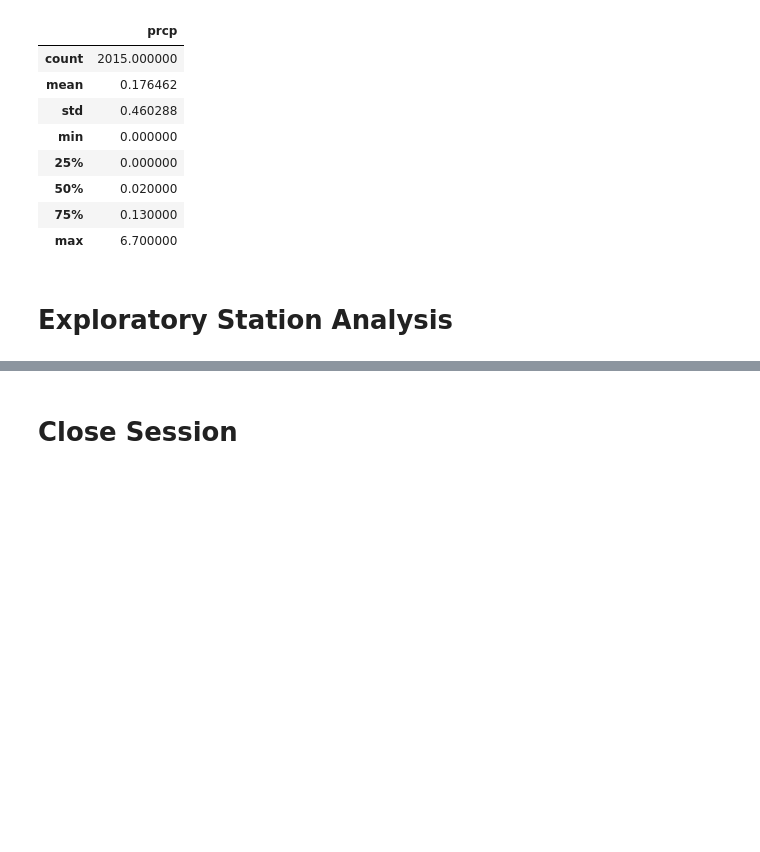
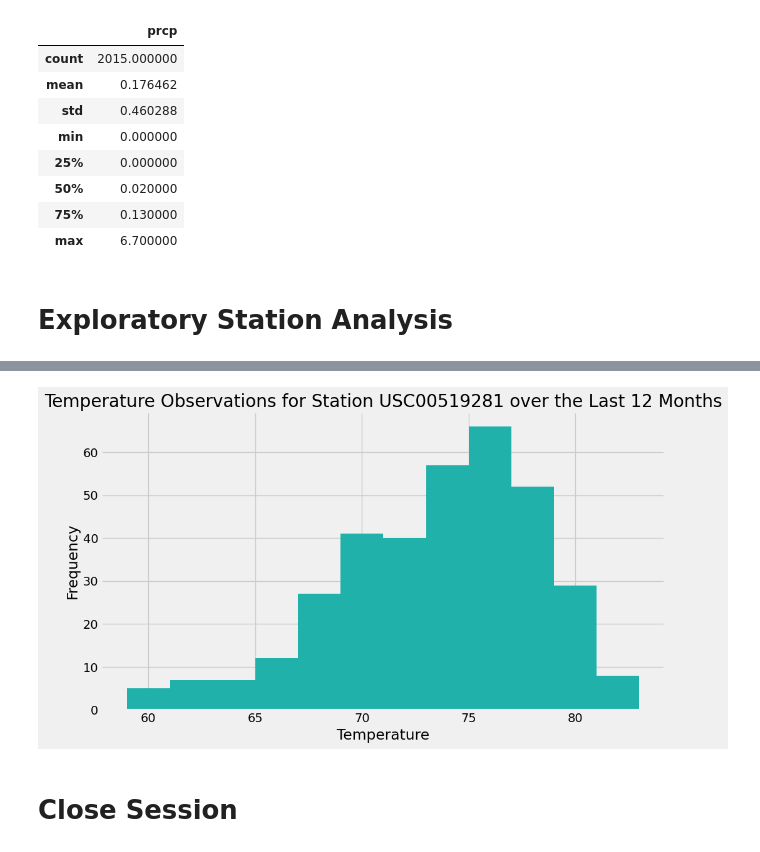
Before and after one commit to jwhited02/module-10-challenge, a Jupyter notebook: Analysis/climate_analysis.ipynb, the cells around one changed output, grey strips where cells are left out. Drawn from its saved outputs; the diff is of its cells as text; code cells hidden in the pictures; blank space fills up the shorter version.

```diff
--- a/Starter_Code/climate_starter.ipynb
+++ b/Analysis/climate_analysis.ipynb
@@ -94,3 +96,6 @@ display(summary_stats)
 # %%
 # Design a query to find the most active stations (i.e. which stations have the most rows?)
 # List the stations and their counts in descending order.
+active_stations = session.query(Measurement.station, func.count(Measurement.id)).\
+    group_by(Measurement.station).order_by(func.count(Measurement.id).desc()).all()
+most_active_station = active_stations[0][0]
@@ -117,3 +109,22 @@ Text(0.5, 4.183333333333314, 'Temperature')
+# %%
+# Using the most active station id
+# Query the last 12 months of temperature observation data for this station and plot the results as a histogram
+tobs_data = session.query(Measurement.date, Measurement.tobs).\
+    filter(Measurement.station == most_active_station).\
+    filter(Measurement.date >= one_year_ago).all()
+
+# Load the query results into a Pandas DataFrame
+tobs_df = pd.DataFrame(tobs_data, columns=['date', 'tobs'])
+
+# Plot the results as a histogram
+tobs_df['tobs'].plot(kind='hist', bins=12, figsize=(10,6), color='lightseagreen')
+plt.xlabel("Temperature")
+plt.ylabel("Frequency")
+plt.title(f"Temperature Observations for Station {most_active_station} over the Last 12 Months")
+plt.tight_layout()
+plt.show()
+# %% [output]
+[figure, added]
 # %% [markdown]
 # Close Session
 # %%
```
Also changed, not shown: parts of 4 cells of this notebook, 4 other files.
